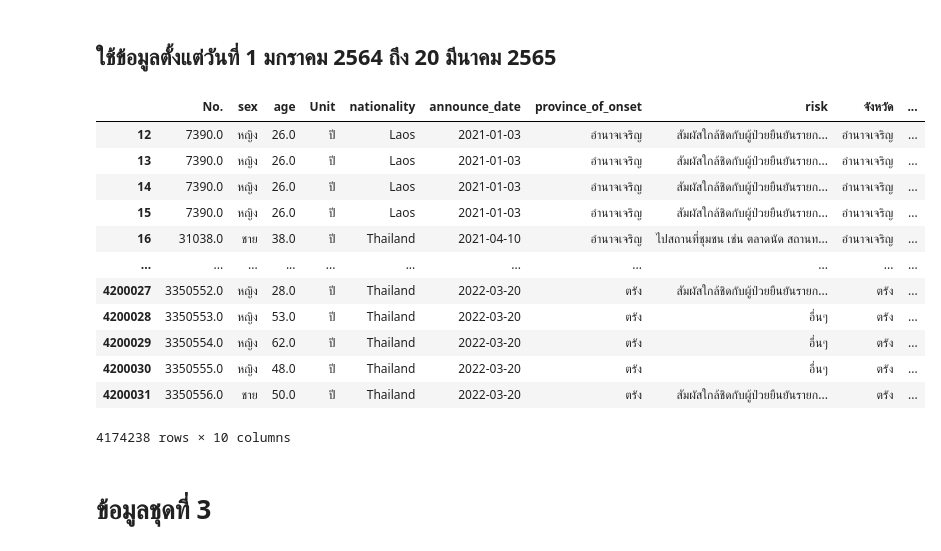
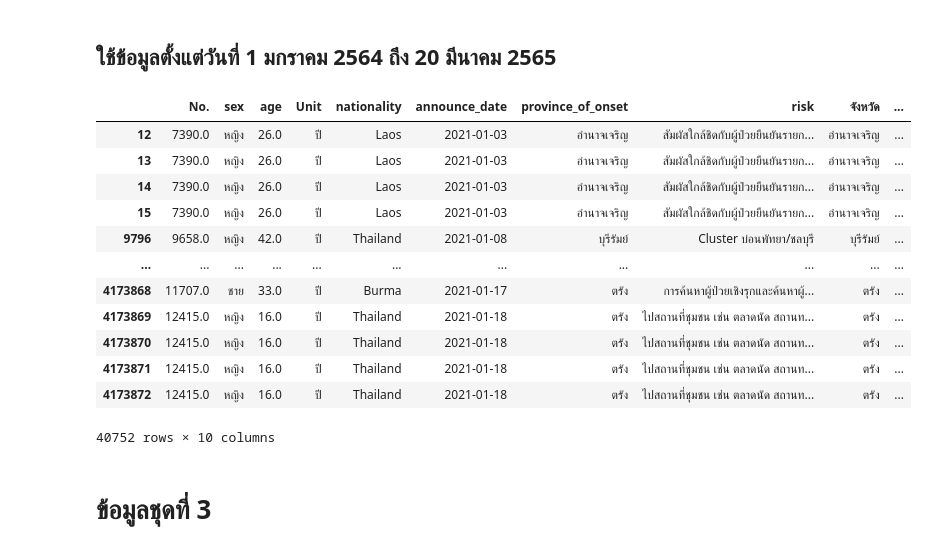
Before and after one commit to team0243/data_viz_2022, a Jupyter notebook: data_viz_project.ipynb, the cells around one changed output. Drawn from its saved outputs; the diff is of its cells as text; code cells hidden in the pictures.

```diff
--- a/data_viz_project.ipynb
+++ b/data_viz_project.ipynb
@@ -844,21 +844,21 @@ data_cl2.head(10)
 # %% [markdown]
 ## ใช้ข้อมูลตั้งแต่วันที่ 1 มกราคม 2564 ถึง 20 มีนาคม 2565
 # %%
-data_cl3 = data_cl2[(data_cl2['announce_date']>='2021-01-01') & (data_cl2['announce_date']<='2022-03-20')]
+data_cl3 = data_cl2[(data_cl2['announce_date']>='2021-01-01') & (data_cl2['announce_date']<='2021-01-31')]
 data_cl3
 # %% [output]
 |  | No. | sex | age | Unit | nationality | announce_date | province_of_onset | risk | จังหวัด | ... |
 | 12 | 7390.0 | หญิง | 26.0 | ปี | Laos | 2021-01-03 | อำนาจเจริญ | สัมผัสใกล้ชิดกับผู้ป่วยยืนยันรายก... | อำนาจเจริญ | ... |
 | 13 | 7390.0 | หญิง | 26.0 | ปี | Laos | 2021-01-03 | อำนาจเจริญ | สัมผัสใกล้ชิดกับผู้ป่วยยืนยันรายก... | อำนาจเจริญ | ... |
 | 14 | 7390.0 | หญิง | 26.0 | ปี | Laos | 2021-01-03 | อำนาจเจริญ | สัมผัสใกล้ชิดกับผู้ป่วยยืนยันรายก... | อำนาจเจริญ | ... |
 | 15 | 7390.0 | หญิง | 26.0 | ปี | Laos | 2021-01-03 | อำนาจเจริญ | สัมผัสใกล้ชิดกับผู้ป่วยยืนยันรายก... | อำนาจเจริญ | ... |
-| 16 | 31038.0 | ชาย | 38.0 | ปี | Thailand | 2021-04-10 | อำนาจเจริญ | ไปสถานที่ชุมชน เช่น ตลาดนัด สถานท... | อำนาจเจริญ | ... |
+| 9796 | 9658.0 | หญิง | 42.0 | ปี | Thailand | 2021-01-08 | บุรีรัมย์ | Cluster บ่อนพัทยา/ชลบุรี | บุรีรัมย์ | ... |
 | ... | ... | ... | ... | ... | ... | ... | ... | ... | ... | ... |
-| 4200027 | 3350552.0 | หญิง | 28.0 | ปี | Thailand | 2022-03-20 | ตรัง | สัมผัสใกล้ชิดกับผู้ป่วยยืนยันรายก... | ตรัง | ... |
-| 4200028 | 3350553.0 | หญิง | 53.0 | ปี | Thailand | 2022-03-20 | ตรัง | อื่นๆ | ตรัง | ... |
-| 4200029 | 3350554.0 | หญิง | 62.0 | ปี | Thailand | 2022-03-20 | ตรัง | อื่นๆ | ตรัง | ... |
-| 4200030 | 3350555.0 | หญิง | 48.0 | ปี | Thailand | 2022-03-20 | ตรัง | อื่นๆ | ตรัง | ... |
-| 4200031 | 3350556.0 | ชาย | 50.0 | ปี | Thailand | 2022-03-20 | ตรัง | สัมผัสใกล้ชิดกับผู้ป่วยยืนยันรายก... | ตรัง | ... |
+| 4173868 | 11707.0 | ชาย | 33.0 | ปี | Burma | 2021-01-17 | ตรัง | การค้นหาผู้ป่วยเชิงรุกและค้นหาผู้... | ตรัง | ... |
+| 4173869 | 12415.0 | หญิง | 16.0 | ปี | Thailand | 2021-01-18 | ตรัง | ไปสถานที่ชุมชน เช่น ตลาดนัด สถานท... | ตรัง | ... |
+| 4173870 | 12415.0 | หญิง | 16.0 | ปี | Thailand | 2021-01-18 | ตรัง | ไปสถานที่ชุมชน เช่น ตลาดนัด สถานท... | ตรัง | ... |
+| 4173871 | 12415.0 | หญิง | 16.0 | ปี | Thailand | 2021-01-18 | ตรัง | ไปสถานที่ชุมชน เช่น ตลาดนัด สถานท... | ตรัง | ... |
+| 4173872 | 12415.0 | หญิง | 16.0 | ปี | Thailand | 2021-01-18 | ตรัง | ไปสถานที่ชุมชน เช่น ตลาดนัด สถานท... | ตรัง | ... |
-4174238 rows × 10 columns
+40752 rows × 10 columns
 # %% [markdown]
 # ข้อมูลชุดที่ 3
```
Also changed, not shown: parts of 17 cells of this notebook.
